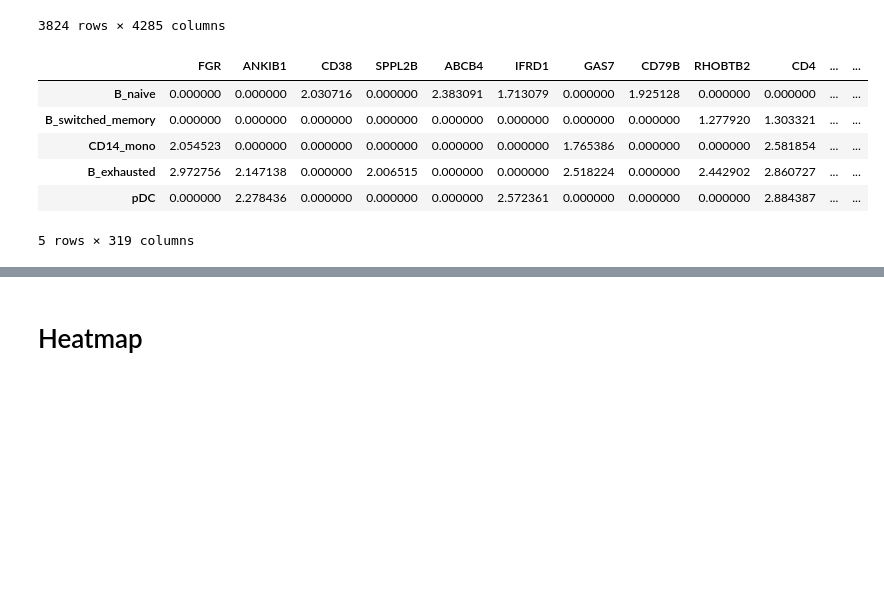
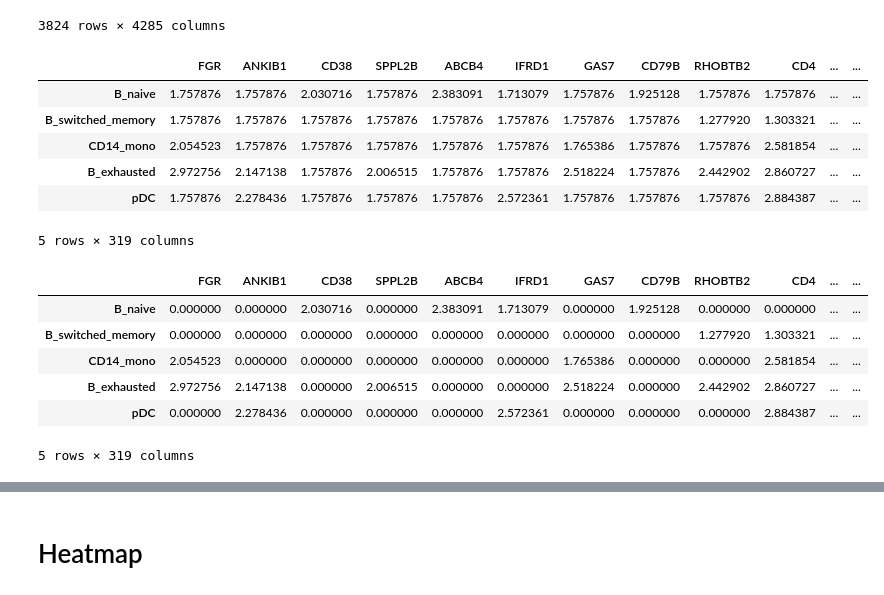
Before and after one commit to Norange01/scRNA-seq_Analysis, a Jupyter notebook: CAR T-Cell Therapy Target Assessment Lupus.ipynb, the cells around one changed output, grey strips where cells are left out. Cells and saved outputs as stored; diff of their text form; code cells hidden in the pictures; blank space fills up the shorter version.

```diff
--- a/CAR T-Cell Therapy Target Assessment Lupus.ipynb
+++ b/CAR T-Cell Therapy Target Assessment Lupus.ipynb
@@ -694,39 +694,46 @@ cellMatrix = adata.to_df()
 cellMatrix_surf = cellMatrix.loc[:, genes_found].copy() # only keep genes found in fasta and surf_markers
 cellMatrix_surf['cell_type'] = adata.obs['cell_type']
 cellMatrix['cell_type'] = adata.obs['cell_type']
 
 medianList=[]
 for cell_t in cellTypes:
     #temp_df= cellMatrix.loc[cellMatrix['cell_type']==cell_t]
     medianList.append(cellMatrix_surf.loc[cellMatrix_surf['cell_type']==cell_t].median()) # averaging uses conditional non zero median of cell counts
     #sums.append(adata.obs.loc[adata.obs["cell_type"]==cell_t,"total_counts"].sum()) # sum number of cells for each cell type
 #averagedMatrix.index=cellTypes
 medianDf=pd.DataFrame(medianList, columns=cellMatrix_surf.columns, index=cellTypes)
 medianDf=medianDf.clip(0)
 #medianDf["cell_type"]=cellTypes
 medianDf.drop("cell_type", inplace=True, axis=1)
 medianDf=medianDf.T
 
 abundanceMatrix=[]
 abundanceMatrix_trueZero=[]
 
 for cell_t in cellTypes:
-    #print(medianDf[cell_t].isfinite().sum())
     transcripts_col=medianDf[cell_t].rename("Transcripts")
     abund_row=get_abundances(transcripts_col)
-    abund_row_trueZero=abund_row
+    abund_row_trueZero=abund_row.copy()
     abund_row_trueZero[transcripts_col==0]=0
     abundanceMatrix.append(abund_row)
-    abundanceMatrix_trueZero.append(get_abundances(transcripts_col))
+    abundanceMatrix_trueZero.append(abund_row_trueZero)
 
 abundanceMatrix=pd.DataFrame(abundanceMatrix, index=cellTypes, columns=genes_found)
 abundanceMatrix_trueZero=pd.DataFrame(abundanceMatrix_trueZero, index=cellTypes, columns=genes_found)
 display(abundanceMatrix)
+display(abundanceMatrix_trueZero)
 # %% [output]
 |  | FGR | ANKIB1 | CD38 | SPPL2B | ABCB4 | IFRD1 | GAS7 | CD79B | RHOBTB2 | CD4 | ... | ... |
-| B_naive | 0.000000 | 0.000000 | 2.030716 | 0.000000 | 2.383091 | 1.713079 | 0.000000 | 1.925128 | 0.000000 | 0.000000 | ... | ... |
-| B_switched_memory | 0.000000 | 0.000000 | 0.000000 | 0.000000 | 0.000000 | 0.000000 | 0.000000 | 0.000000 | 1.277920 | 1.303321 | ... | ... |
-| CD14_mono | 2.054523 | 0.000000 | 0.000000 | 0.000000 | 0.000000 | 0.000000 | 1.765386 | 0.000000 | 0.000000 | 2.581854 | ... | ... |
-| B_exhausted | 2.972756 | 2.147138 | 0.000000 | 2.006515 | 0.000000 | 0.000000 | 2.518224 | 0.000000 | 2.442902 | 2.860727 | ... | ... |
-| pDC | 0.000000 | 2.278436 | 0.000000 | 0.000000 | 0.000000 | 2.572361 | 0.000000 | 0.000000 | 0.000000 | 2.884387 | ... | ... |
+| B_naive | 1.757876 | 1.757876 | 2.030716 | 1.757876 | 2.383091 | 1.713079 | 1.757876 | 1.925128 | 1.757876 | 1.757876 | ... | ... |
+| B_switched_memory | 1.757876 | 1.757876 | 1.757876 | 1.757876 | 1.757876 | 1.757876 | 1.757876 | 1.757876 | 1.277920 | 1.303321 | ... | ... |
+| CD14_mono | 2.054523 | 1.757876 | 1.757876 | 1.757876 | 1.757876 | 1.757876 | 1.765386 | 1.757876 | 1.757876 | 2.581854 | ... | ... |
+| B_exhausted | 2.972756 | 2.147138 | 1.757876 | 2.006515 | 1.757876 | 1.757876 | 2.518224 | 1.757876 | 2.442902 | 2.860727 | ... | ... |
+| pDC | 1.757876 | 2.278436 | 1.757876 | 1.757876 | 1.757876 | 2.572361 | 1.757876 | 1.757876 | 1.757876 | 2.884387 | ... | ... |
 5 rows × 319 columns
+|  | FGR | ANKIB1 | CD38 | SPPL2B | ABCB4 | IFRD1 | GAS7 | CD79B | RHOBTB2 | CD4 | ... | ... |
+| B_naive | 0.000000 | 0.000000 | 2.030716 | 0.000000 | 2.383091 | 1.713079 | 0.000000 | 1.925128 | 0.000000 | 0.000000 | ... | ... |
+| B_switched_memory | 0.000000 | 0.000000 | 0.000000 | 0.000000 | 0.000000 | 0.000000 | 0.000000 | 0.000000 | 1.277920 | 1.303321 | ... | ... |
+| CD14_mono | 2.054523 | 0.000000 | 0.000000 | 0.000000 | 0.000000 | 0.000000 | 1.765386 | 0.000000 | 0.000000 | 2.581854 | ... | ... |
+| B_exhausted | 2.972756 | 2.147138 | 0.000000 | 2.006515 | 0.000000 | 0.000000 | 2.518224 | 0.000000 | 2.442902 | 2.860727 | ... | ... |
+| pDC | 0.000000 | 2.278436 | 0.000000 | 0.000000 | 0.000000 | 2.572361 | 0.000000 | 0.000000 | 0.000000 | 2.884387 | ... | ... |
+5 rows × 319 columns
```
Also changed, not shown: parts of 4 cells of this notebook.
